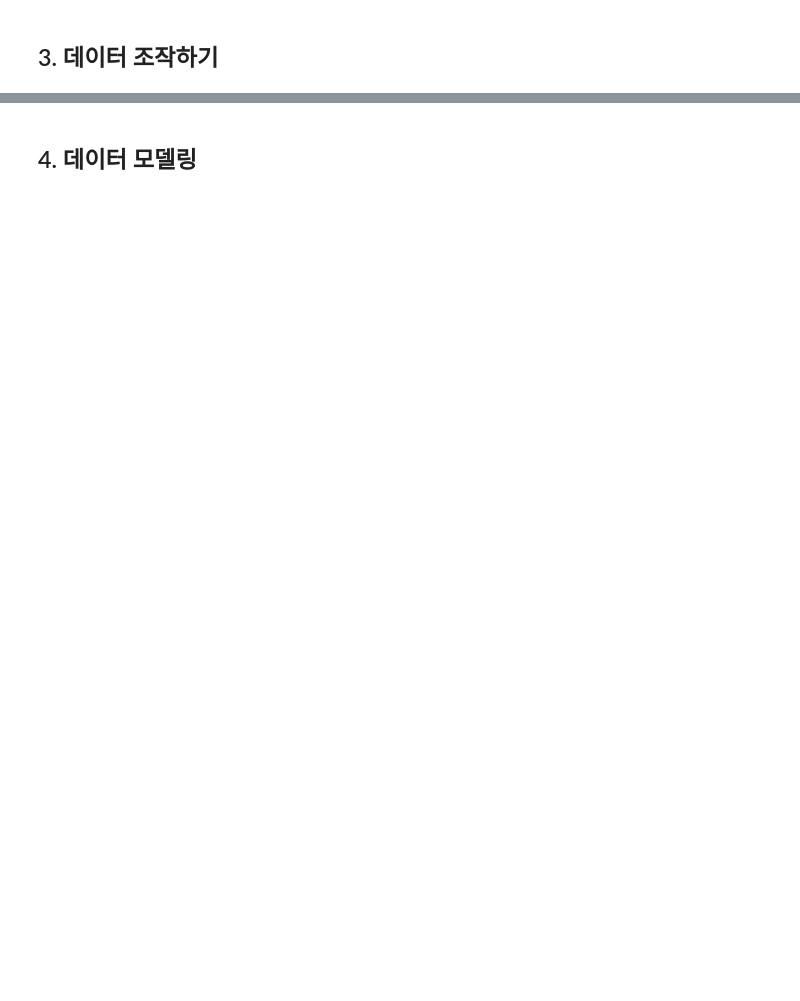
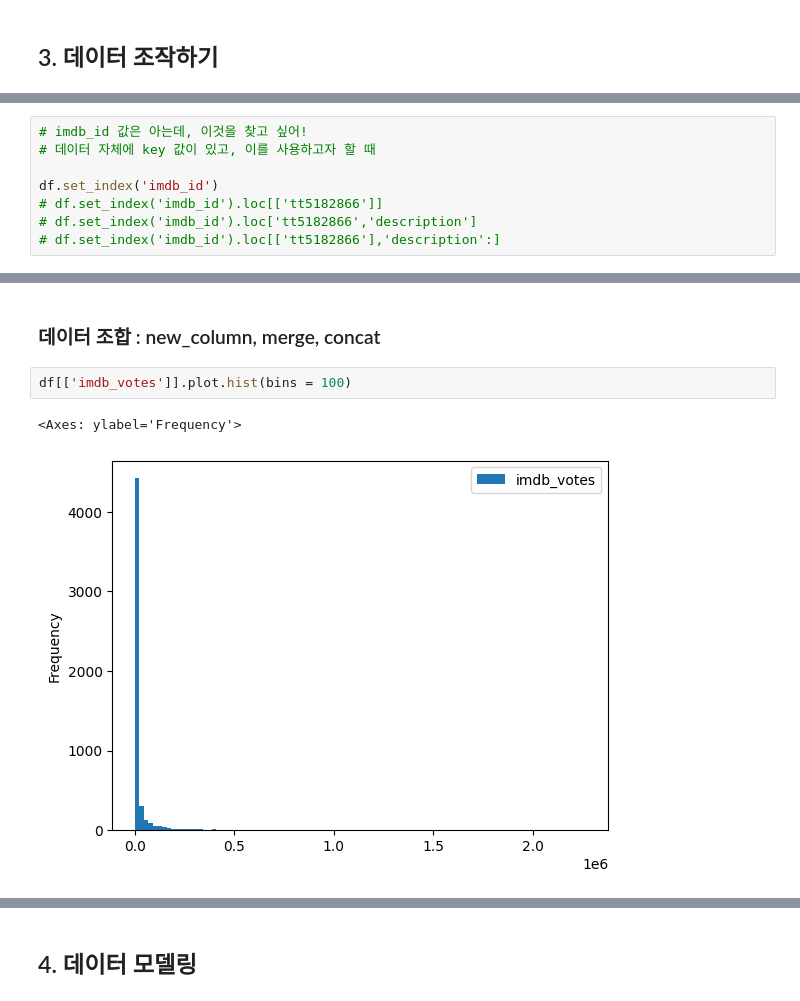
Before and after one commit to 8a496b/ds2_class, a Jupyter notebook: Netflix_IMDb.ipynb, the cells around one changed output, grey strips where cells are left out. Saved outputs shown, nothing was run; the diff lists cells and outputs as text; blank space fills up the shorter version.

```diff
--- a/Netflix_IMDb.ipynb
+++ b/Netflix_IMDb.ipynb
@@ -160,0 +307,8 @@ numpy
+# %%
+# imdb_id 값은 아는데, 이것을 찾고 싶어!
+# 데이터 자체에 key 값이 있고, 이를 사용하고자 할 때
+
+df.set_index('imdb_id')
+# df.set_index('imdb_id').loc[['tt5182866']]
+# df.set_index('imdb_id').loc['tt5182866','description']
+# df.set_index('imdb_id').loc[['tt5182866'],'description':]
@@ -160,0 +408,7 @@ numpy
+# %% [markdown]
+### 데이터 조합 : new_column, merge, concat
+# %%
+df[['imdb_votes']].plot.hist(bins = 100)
+# %% [output]
+<Axes: ylabel='Frequency'>
+[figure, added]
```
Also changed, not shown: parts of 95 cells of this notebook.
